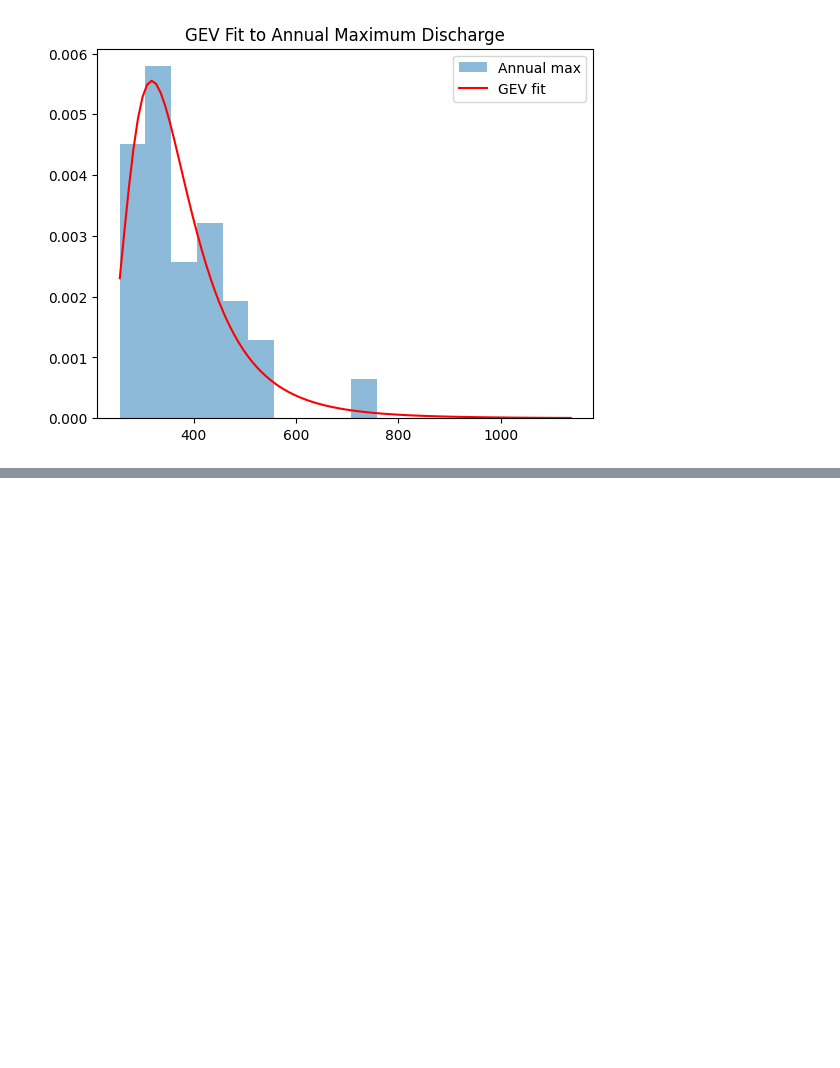
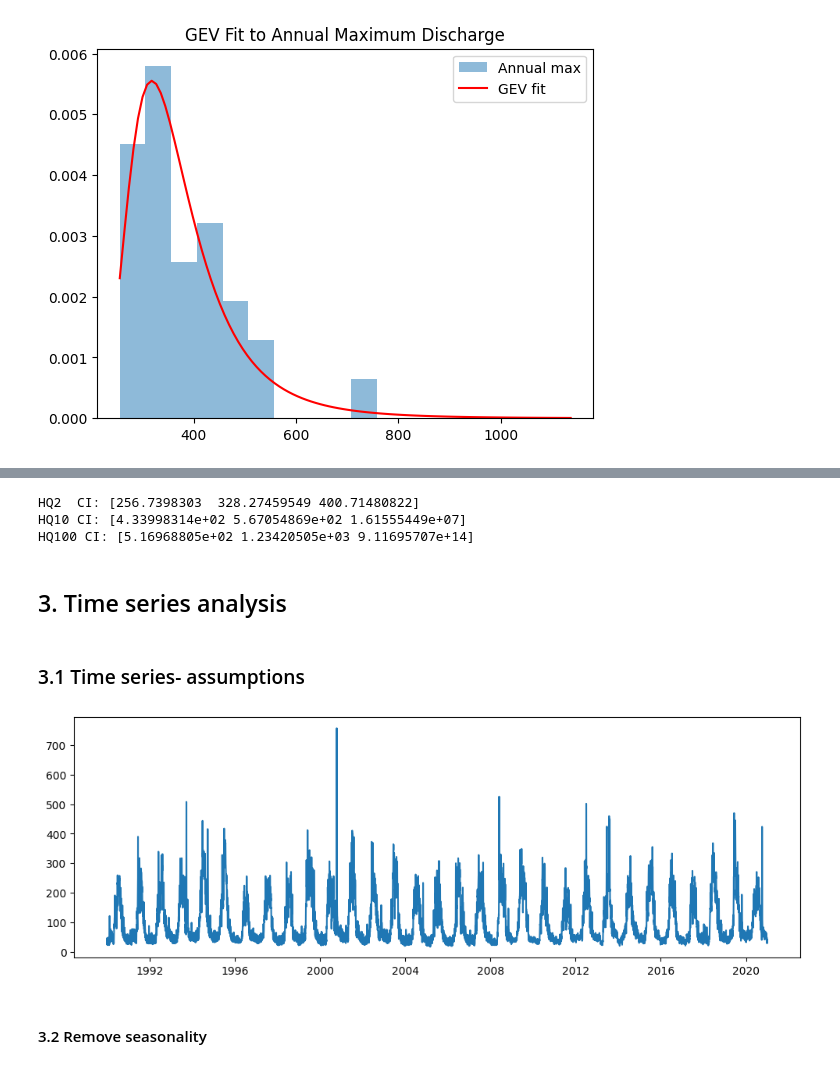
Before and after one commit to javierfeller/stochastic_hydrology, a Jupyter notebook: notebooks/script.ipynb, the cells around one changed output, grey strips where cells are left out. Drawn from its saved outputs; the diff is of its cells as text; code cells hidden in the pictures; blank space fills up the shorter version.

Commit message:
Add frequency analysis and time series preprocessing

```diff
--- a/notebooks/script.ipynb
+++ b/notebooks/script.ipynb
@@ -655,0 +245,26 @@ compute_q_peak <- function(q, d, tol) {
+# %%
+# structure: lower, median (best estimate), upper
+print("HQ2  CI:", ci_2)
+print("HQ10 CI:", ci_10)
+print("HQ100 CI:", ci_100)
+# %% [output]
+HQ2  CI: [256.7398303  328.27459549 400.71480822]
+HQ10 CI: [4.33998314e+02 5.67054869e+02 1.61555449e+07]
+HQ100 CI: [5.16968805e+02 1.23420505e+03 9.11695707e+14]
+# %% [markdown]
+## 3. Time series analysis
+# %% [markdown]
+### 3.1 Time series- assumptions
+# %%
+import matplotlib.pyplot as plt
+
+plt.figure(figsize=(12,4))
+plt.plot(
+    sion_gauge_90["date"],
+    sion_gauge_90["discharge_vol(m3/s)"]
+)
+plt.show()
+# %% [output]
+[figure, added]
+# %% [markdown]
+#### 3.2 Remove seasonality
```
Also changed, not shown: parts of 30 cells of this notebook.
